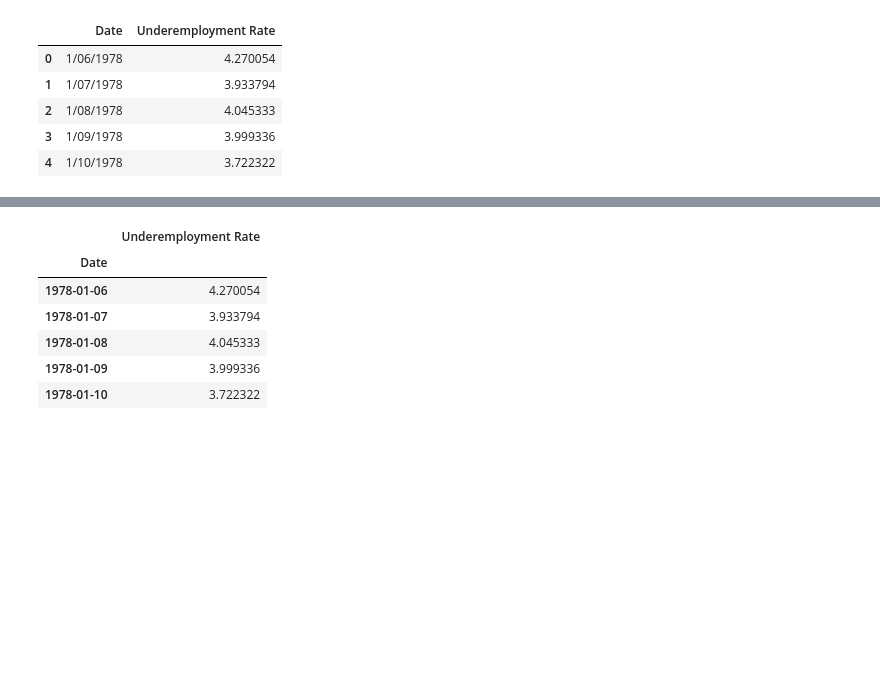
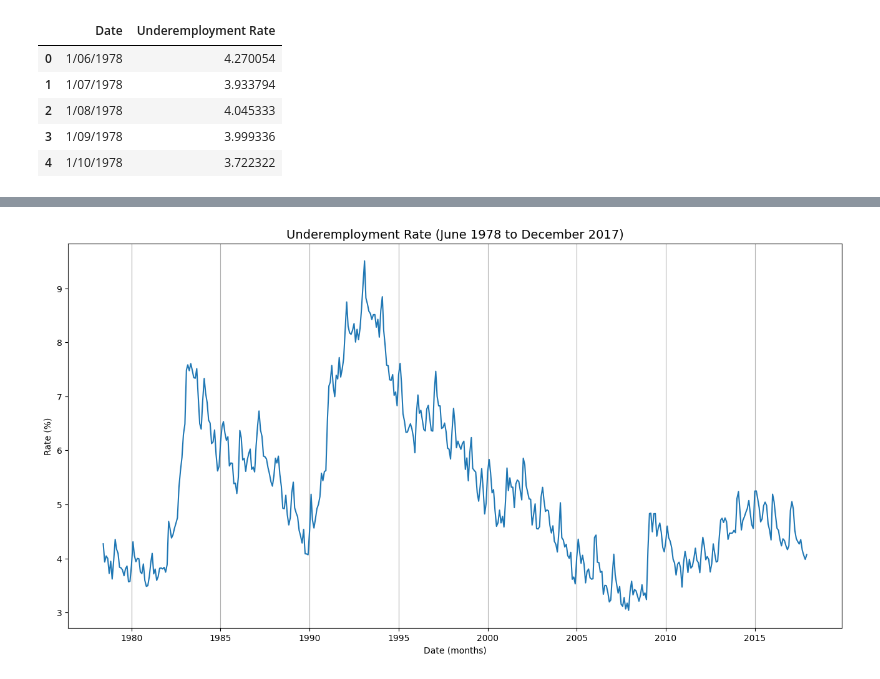
Before and after one commit to DamianChimes/QBUS6840-Predictive-Analytics, a Jupyter notebook: Exploratory Analysis.ipynb, the cells around one changed output, grey strips where cells are left out. Saved outputs shown, nothing was run; the diff lists cells and outputs as text; code cells hidden in the pictures; blank space fills up the shorter version.

```diff
--- a/Exploratory Analysis.ipynb
+++ b/Exploratory Analysis.ipynb
@@ -34,14 +43,18 @@ None
 # %%
-# Convert and set index to datetime
+# Convert Date to datetime and set as index
 df_ts = df_raw.copy()
-df_ts['Date'] = pd.to_datetime(df_ts['Date'])
+df_ts['Date'] = pd.to_datetime(df_ts['Date'], format="%d/%m/%Y") # Fix format to day-month-year
 df_ts = df_ts.set_index('Date')
-df_ts.head()
+
+# Plot the training dataset
+plt.figure(figsize=(16,8))
+plt.title('Underemployment Rate (June 1978 to December 2017)', fontsize=14)
+plt.xlabel('Date (months)', fontsize=10)
+plt.ylabel('Rate (%)', fontsize=10)
+
+plt.gca().xaxis.grid(True)
+plt.plot(df_ts.index, df_ts['Underemployment Rate'])
+
+plt.show()
 # %% [output]
-|  | Underemployment Rate |
-| Date |  |
-| 1978-01-06 | 4.270054 |
-| 1978-01-07 | 3.933794 |
-| 1978-01-08 | 4.045333 |
-| 1978-01-09 | 3.999336 |
-| 1978-01-10 | 3.722322 |
+[figure, added]
```
Also changed, not shown: parts of 3 cells of this notebook.
